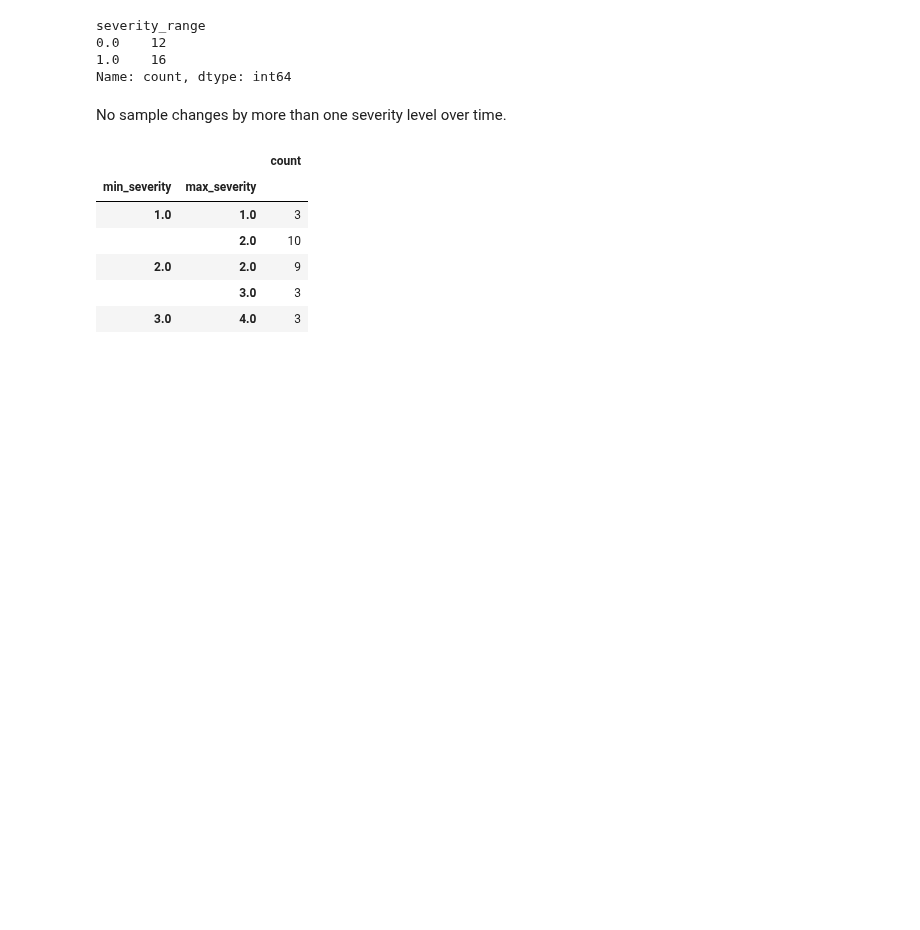
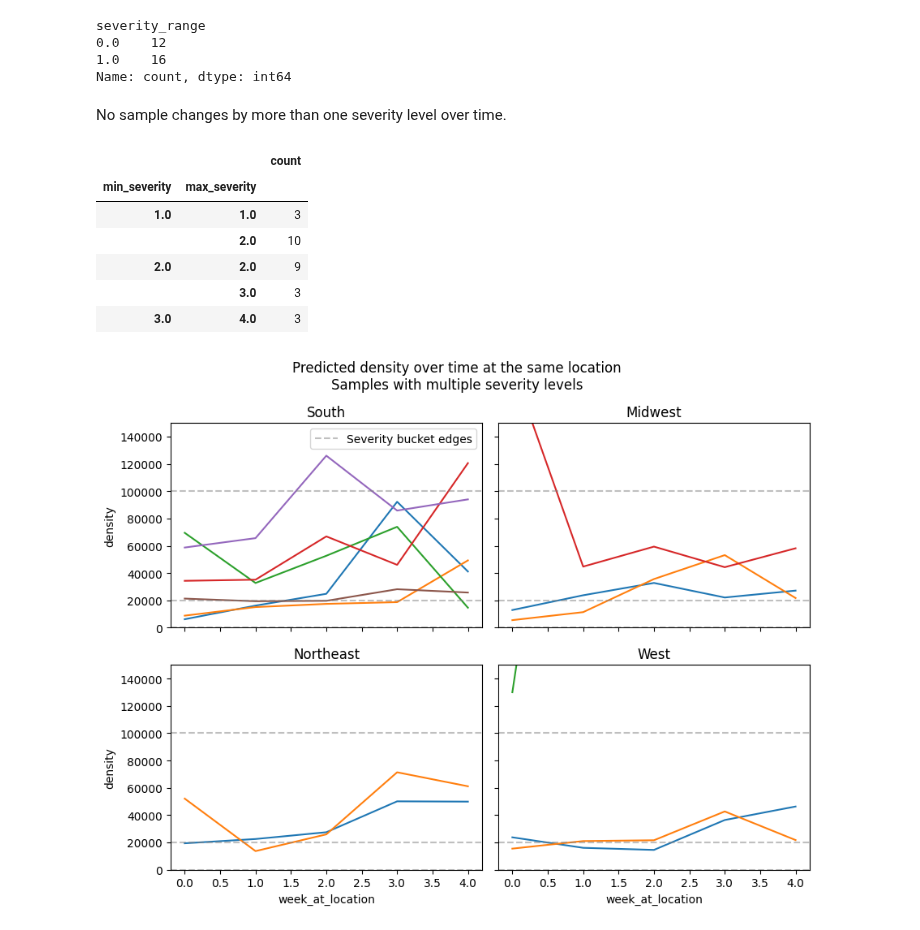
Before and after one commit to drivendataorg/cyfi, a Jupyter notebook: notebooks/1.1-klw-qa-checks.ipynb, the cells around one changed output. Cells and saved outputs as stored; diff of their text form; code cells hidden in the pictures; blank space fills up the shorter version.

```diff
--- a/notebooks/1.1-klw-qa-checks.ipynb
+++ b/notebooks/1.1-klw-qa-checks.ipynb
@@ -183,17 +179,0 @@ Log density is fairly consistent at each location and doesn't wildly oscillate.
-# %%
-# See density over time by region
-_, axes = plt.subplots(2, 2, sharex=True, figsize=(9, 7))
-
-for region, ax in zip(preds.region.unique(), axes.flatten()):
-    sns.lineplot(
-        data=preds[preds.region == region],
-        x="week_at_location",
-        y="density",
-        hue="original_sample_id",
-        legend=False,
-        ax=ax,
-    )
-    ax.set_title(region.capitalize())
-
-plt.suptitle("Predicted density over time at the same location")
-plt.tight_layout()
@@ -250,3 +229,34 @@ severity_range.groupby(["min_severity", "max_severity"]).size().rename(
 | 2.0 | 2.0 | 9 |
 |  | 3.0 | 3 |
 | 3.0 | 4.0 | 3 |
+# %%
+# See densities for samples that change severity bucket
+change_severity_ids = severity_range[severity_range.severity_range > 0].index
+to_plot = preds[preds.original_sample_id.isin(change_severity_ids)]
+
+_, axes = plt.subplots(2, 2, sharex=True, sharey=True, figsize=(9, 7))
+
+for idx, region in enumerate(preds.region.unique()):
+    ax = axes.flatten()[idx]
+    sns.lineplot(
+        data=to_plot[to_plot.region == region],
+        x="week_at_location",
+        y="density",
+        hue="original_sample_id",
+        legend=False,
+        ax=ax,
+    )
+    ax.set_title(region.capitalize())
+    ax.set_ylim([0, 1.5e5])
+    lines = []
+    for edge in SEVERITY_LEFT_EDGES.values():
+        lines.append(ax.axhline(edge, color="gray", linestyle="--", alpha=0.5))
+        if idx == 0:
+            ax.legend([lines[0]], ["Severity bucket edges"])
+
+plt.suptitle(
+    "Predicted density over time at the same location\nSamples with multiple severity levels"
+)
+plt.tight_layout()
+# %% [output]
+[figure, added]
```
Also changed, not shown: parts of 6 cells of this notebook, 3 other files.
